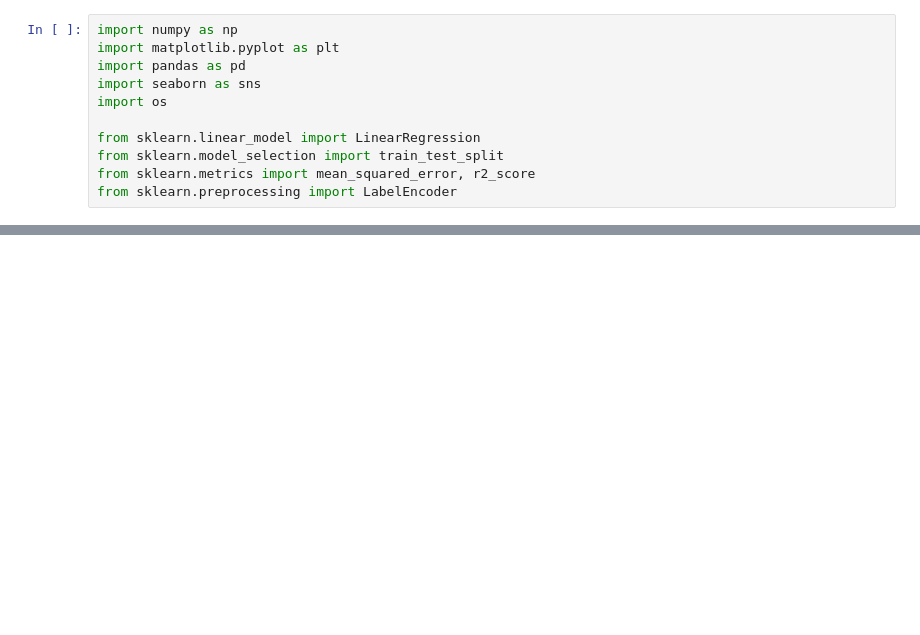
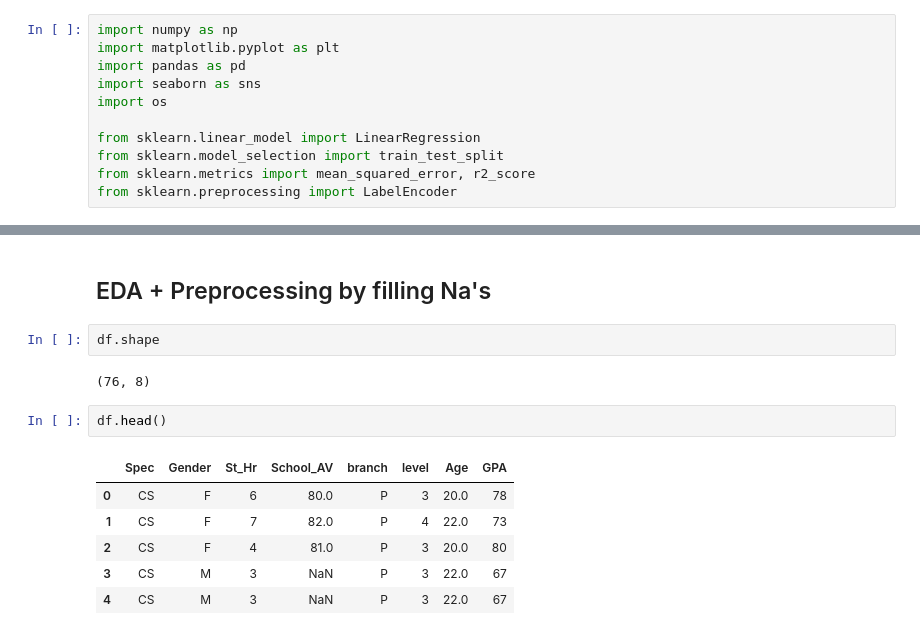
Before and after one commit to jamdhz/GPA-Linear, a Jupyter notebook: GPALinear.ipynb, the cells around one changed output, grey strips where cells are left out. Drawn from its saved outputs; the diff is of its cells as text; blank space fills up the shorter version.

```diff
--- a/GPALinear.ipynb
+++ b/GPALinear.ipynb
@@ -15,0 +18,15 @@ FileNotFoundError: [Errno 2] No such file or directory: 'GPA.csv'
+# %% [markdown]
+## EDA + Preprocessing by filling Na's
+# %%
+df.shape
+# %% [output]
+(76, 8)
+# %%
+df.head()
+# %% [output]
+|  | Spec | Gender | St_Hr | School_AV | branch | level | Age | GPA |
+| 0 | CS | F | 6 | 80.0 | P | 3 | 20.0 | 78 |
+| 1 | CS | F | 7 | 82.0 | P | 4 | 22.0 | 73 |
+| 2 | CS | F | 4 | 81.0 | P | 3 | 20.0 | 80 |
+| 3 | CS | M | 3 | NaN | P | 3 | 22.0 | 67 |
+| 4 | CS | M | 3 | NaN | P | 3 | 22.0 | 67 |
```
Also changed, not shown: parts of 18 cells of this notebook.
